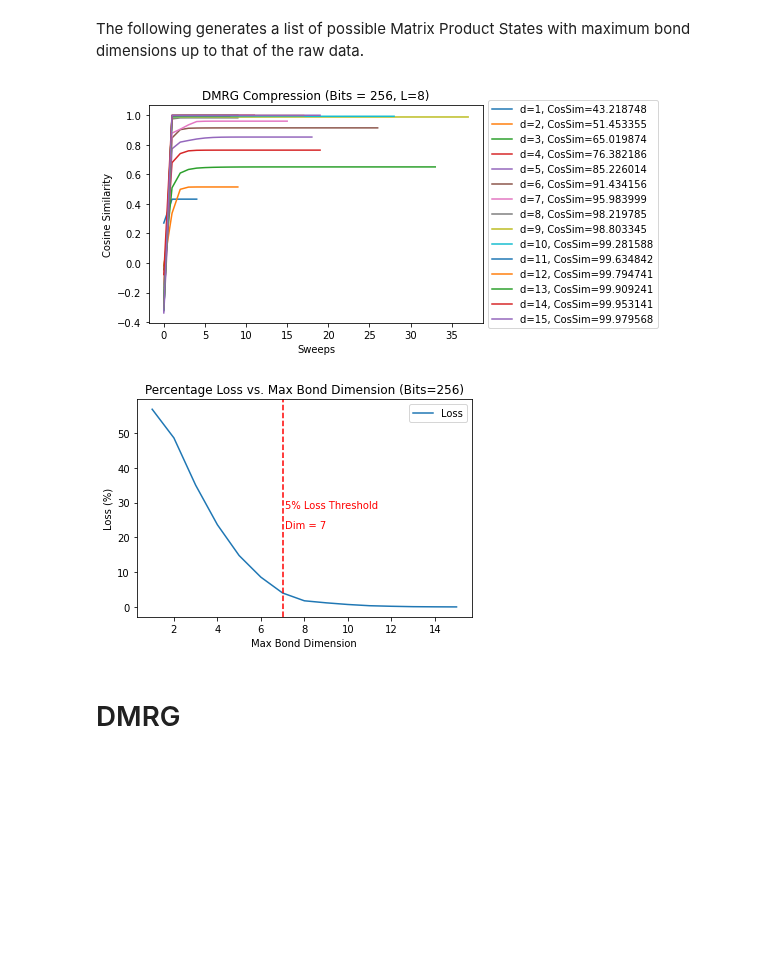
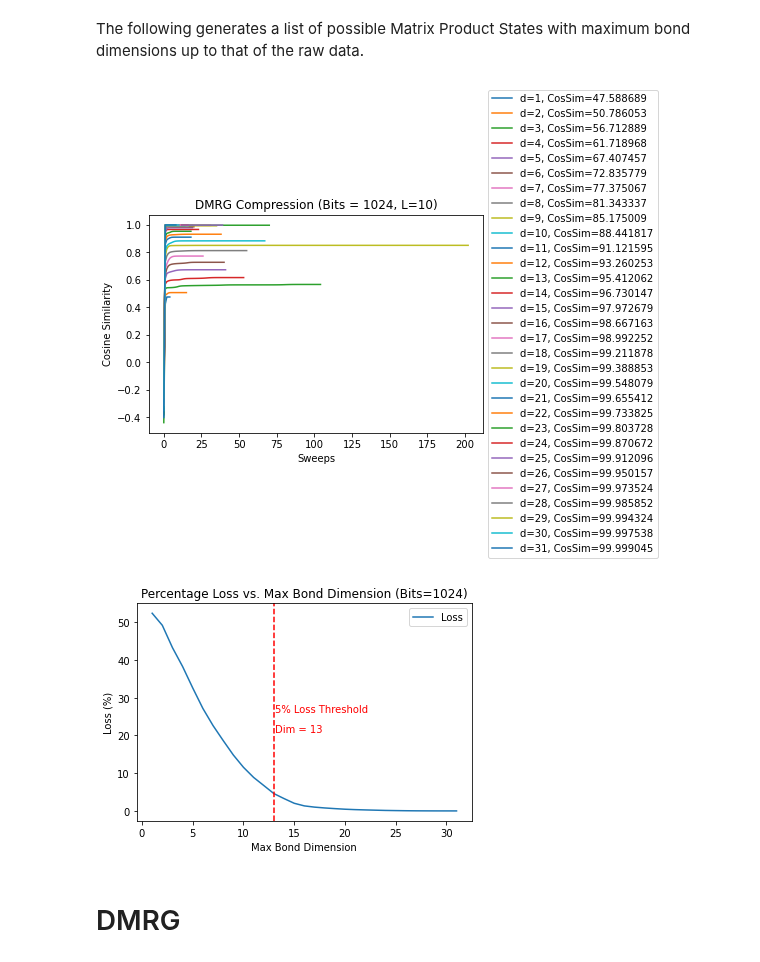
Before and after one commit to aaronleesander/DMRG-inspired-Algorithms-for-Neural-Network-Compression, a Jupyter notebook: main.ipynb, the cells around one changed output. Saved outputs shown, nothing was run; the diff lists cells and outputs as text; code cells hidden in the pictures; blank space fills up the shorter version.

```diff
--- a/main.ipynb
+++ b/main.ipynb
@@ -27,11 +27,11 @@ The following generates a list of possible Matrix Product States with maximum bo
 # %%
 # Physical dimension
 d = 2
-data = rawData(bits=256, phys_dim=d)
+data = rawData(bits=1024, phys_dim=d)
 compressed_data = compressedData(data.MPS, phys_dim=d)
 # %% [output]
-[figure, old version]
+[figure, new version]
-[figure, old version]
+[figure, new version]
 # %% [markdown]
 # DMRG
 # %%
```
Also changed, not shown: parts of 4 cells of this notebook.
